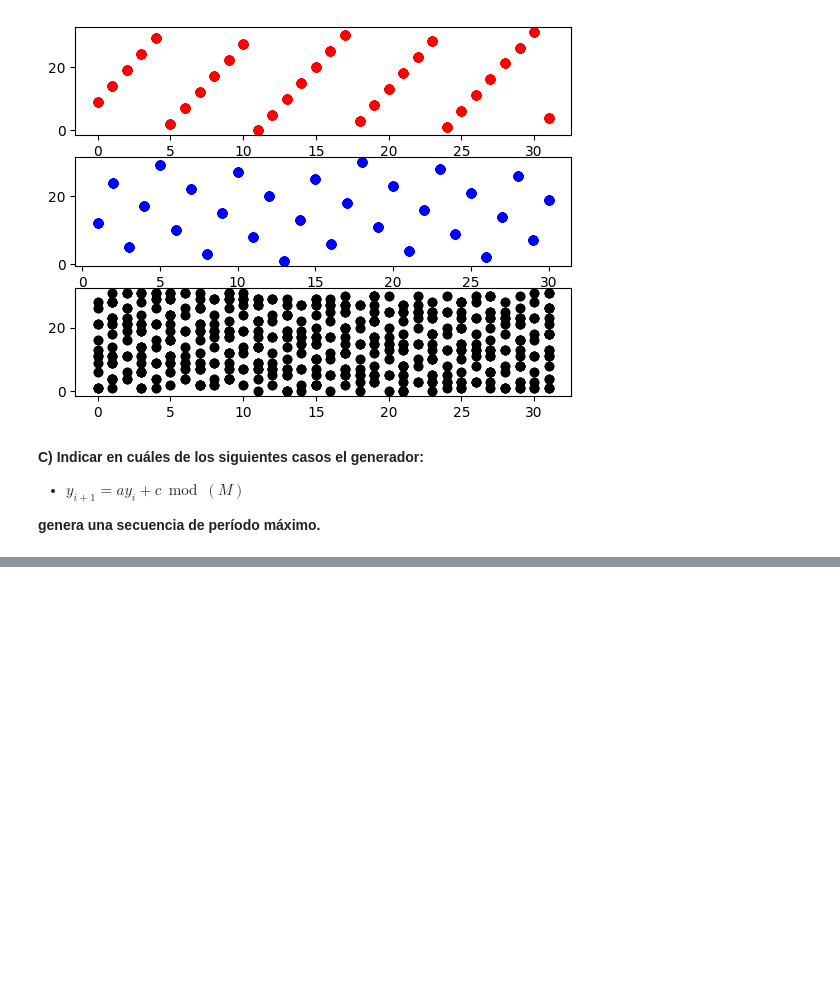
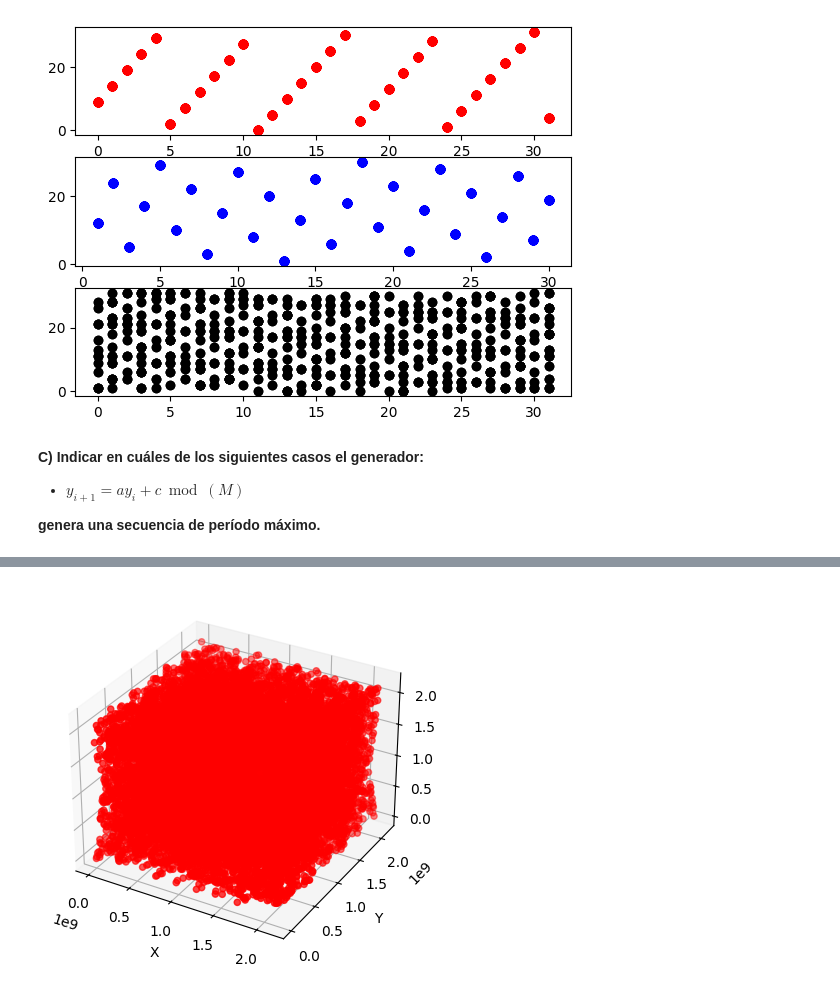
Before and after one commit to alvaro-mediina/modelos-y-simulacion-2025, a Jupyter notebook: tp3-aleatoriedad-montecarlo/main.ipynb, the cells around one changed output, grey strips where cells are left out. Cells and saved outputs as stored; diff of their text form; code cells hidden in the pictures; blank space fills up the shorter version.

Commit message:
feat: :sparkles: Punto D
Contribución hecha por belu :D

```diff
--- a/tp3-aleatoriedad-montecarlo/main.ipynb
+++ b/tp3-aleatoriedad-montecarlo/main.ipynb
@@ -77,0 +94,29 @@ Los parámetros a:7, c:0, M:71 genera una secuencia de período máximo -> False
+# %%
+from generators import Randu
+import matplotlib.pyplot as plt
+
+# Seed
+a = (2 ** 16) + 3
+M = 2 ** 31
+seed = 1
+iterations = 50000
+randu_generation = Randu.randu_generator(
+    a=a, seed=seed, M=M, iterations=iterations)
+
+# Seteo las tuplas
+xs = randu_generation[0::3]
+ys = randu_generation[1::3]
+zs = randu_generation[2::3]
+
+
+# Plot 3D de los puntos generados con ternas (u_i, u_i+1, u_i+2)
+# Rotarlo para encontrar los hiperplanos
+fig = plt.figure()
+ax = fig.add_subplot(111, projection='3d')
+ax.scatter(xs, ys, zs, c='r', marker='o')
+ax.set_xlabel('X')
+ax.set_ylabel('Y')
+ax.set_zlabel('Z')
+plt.show()
+# %% [output]
+[figure, added]
```
Also changed, not shown: parts of 6 cells of this notebook, 1 other file.
